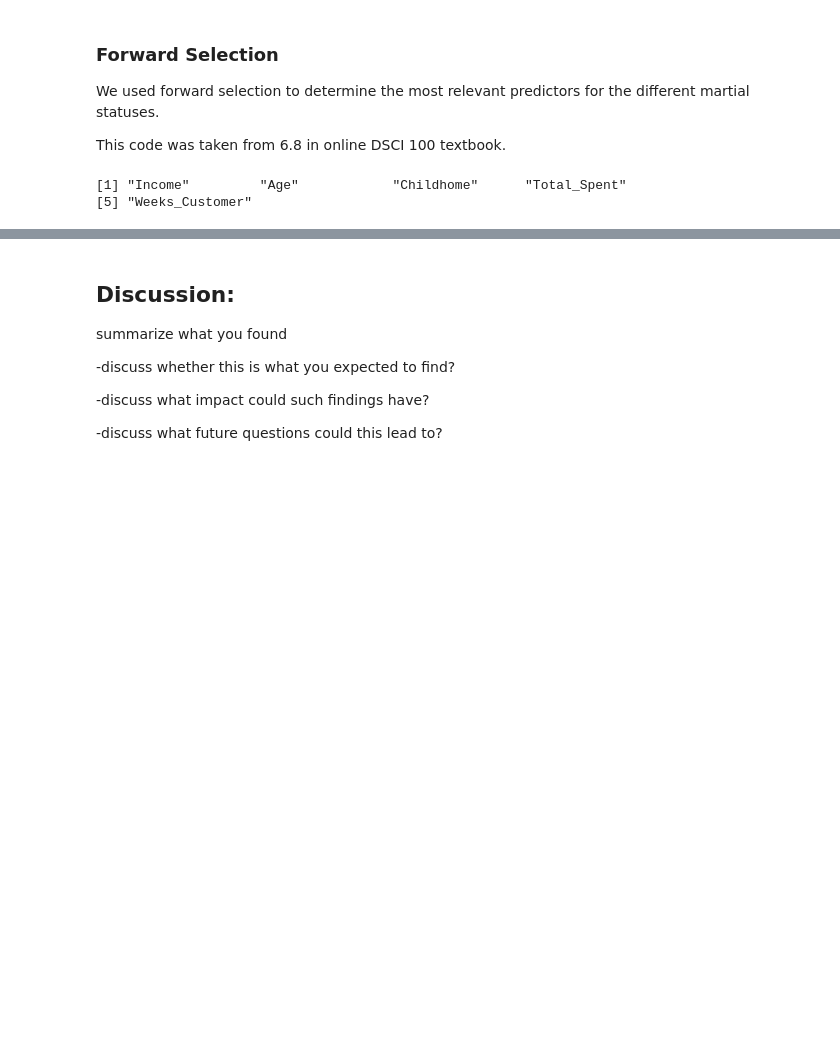
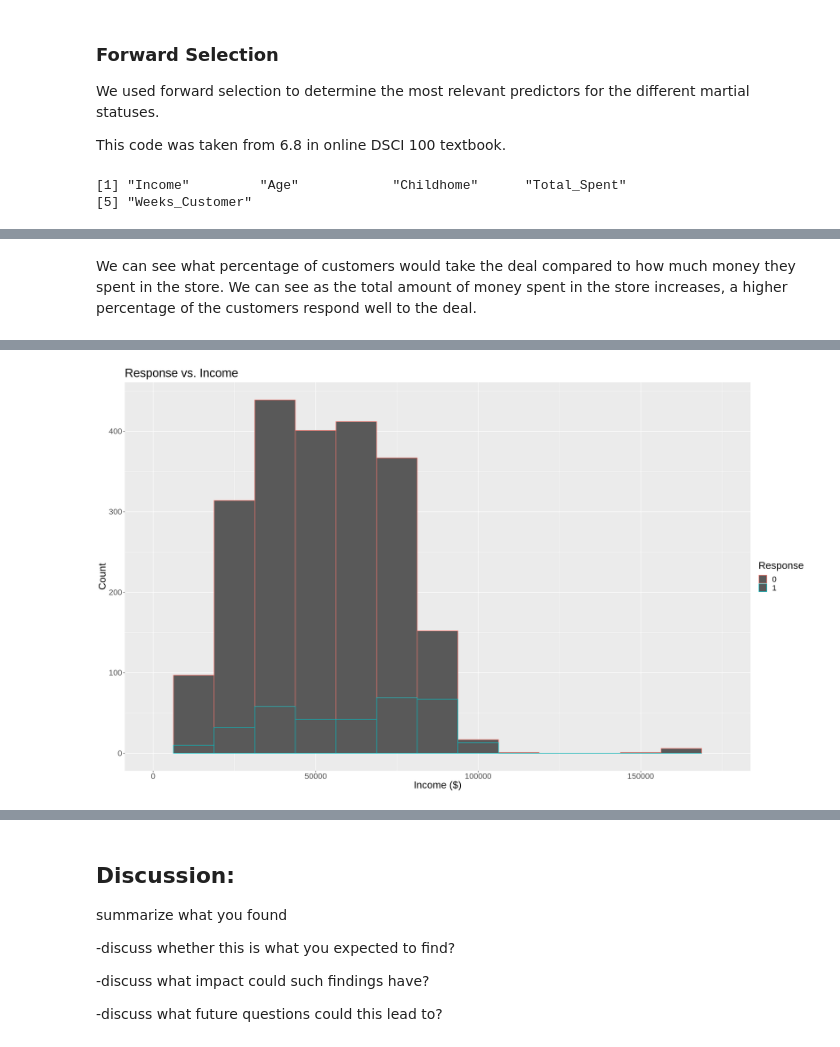
Before and after one commit to nchan315/DSCI_100_007_16_Project, a Jupyter notebook: Project.ipynb, the cells around one changed output, grey strips where cells are left out. Drawn from its saved outputs; the diff is of its cells as text; code cells hidden in the pictures; blank space fills up the shorter version.

```diff
--- a/Project.ipynb
+++ b/Project.ipynb
@@ -347,0 +341,12 @@ FOR  NO RELATIONSHIP: use Income+Childhome+Total_Spent+Age
+# %% [markdown]
+We can see what percentage of customers would take the deal compared to how much money they spent in the store. We can see as the total amount of money spent in the store increases, a higher percentage of the customers respond well to the deal.
+# %%
+income <- store_data |>
+    ggplot(aes(x=Income)) +
+           geom_histogram(aes(colour = Response), bins = 15) +
+            labs(x = "Income ($)", y = "Count", colour = "Response") +
+ggtitle("Response vs. Income") +
+xlim(0, 175000) +
+theme(text = element_text(size = 20))
+income
+# %% [output]
@@ -347,0 +357 @@ FOR  NO RELATIONSHIP: use Income+Childhome+Total_Spent+Age
+[figure, added]
```
Also changed, not shown: parts of 19 cells of this notebook.
